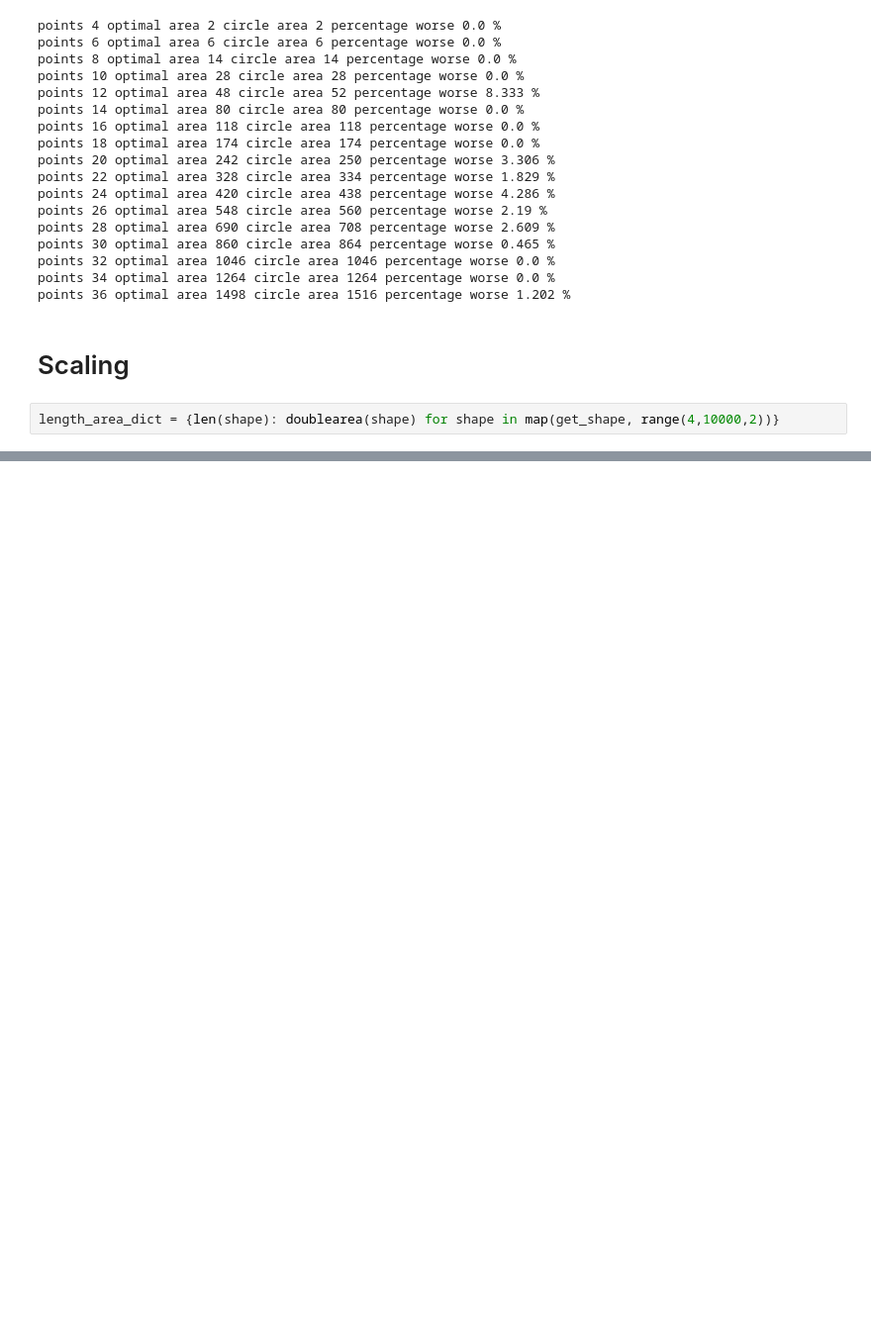
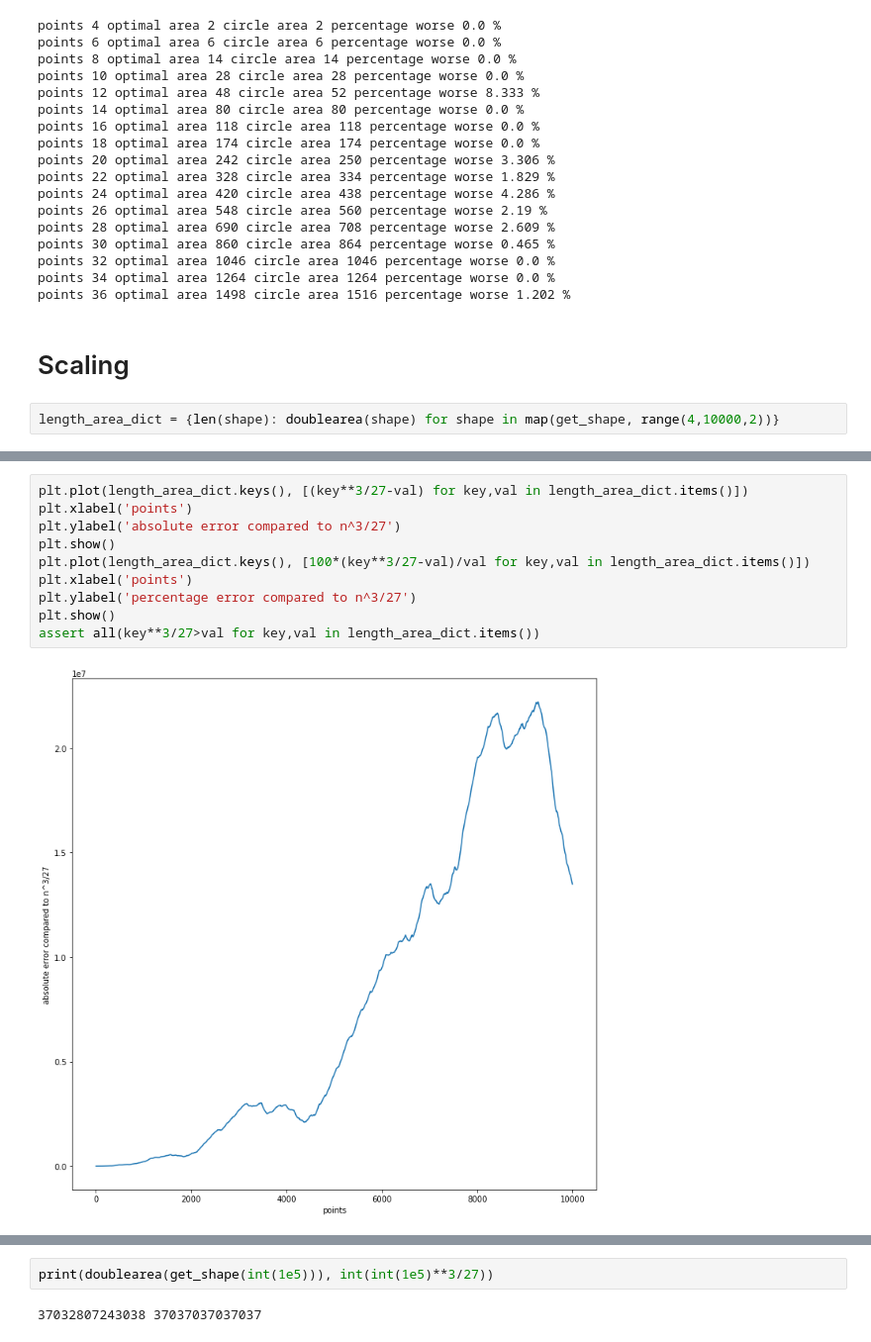
Before and after one commit to arrmansa/smallest-area-of-a-convex-grid-polygon, a Jupyter notebook: choose small vectors.ipynb, the cells around one changed output, grey strips where cells are left out. Shown: that part at 99% size. Saved outputs shown, nothing was run; the diff lists cells and outputs as text; blank space fills up the shorter version.

```diff
--- a/choose small vectors.ipynb
+++ b/choose small vectors.ipynb
@@ -155,0 +184,12 @@ plt.show()
+# %%
+plt.plot(length_area_dict.keys(), [(key**3/27-val) for key,val in length_area_dict.items()])
+plt.xlabel('points')
+plt.ylabel('absolute error compared to n^3/27')
+plt.show()
+plt.plot(length_area_dict.keys(), [100*(key**3/27-val)/val for key,val in length_area_dict.items()])
+plt.xlabel('points')
+plt.ylabel('percentage error compared to n^3/27')
+plt.show()
+assert all(key**3/27>val for key,val in length_area_dict.items())
+# %% [output]
+[figure, added]
@@ -155,0 +197,4 @@ plt.show()
+# %%
+print(doublearea(get_shape(int(1e5))), int(int(1e5)**3/27))
+# %% [output]
+37032807243038 37037037037037
```
Also changed, not shown: parts of 8 cells of this notebook.
